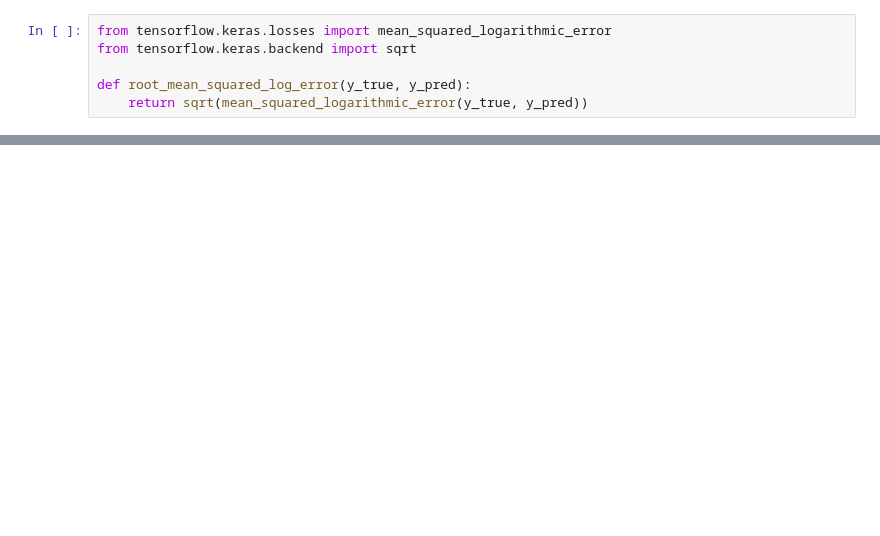
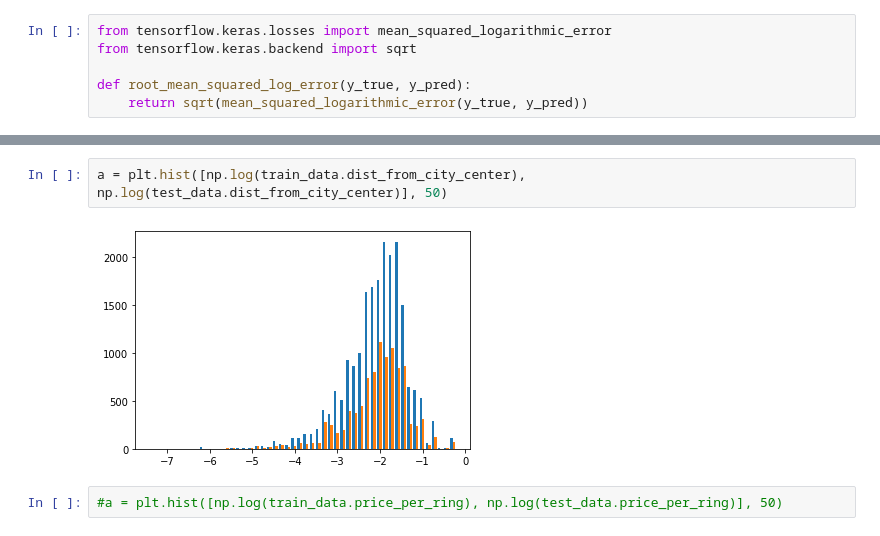
Before and after one commit to kirill-menke/house-pricing-prediction, a Jupyter notebook: moritz_notebook.ipynb, the cells around one changed output, grey strips where cells are left out. Cells and saved outputs as stored; diff of their text form; blank space fills up the shorter version.

```diff
--- a/moritz_notebook.ipynb
+++ b/moritz_notebook.ipynb
@@ -205,0 +317,6 @@ def root_mean_squared_log_error(y_true, y_pred):
+# %%
+a = plt.hist([np.log(train_data.dist_from_city_center), np.log(test_data.dist_from_city_center)], 50)
+# %% [output]
+[figure, added]
+# %%
+#a = plt.hist([np.log(train_data.price_per_ring), np.log(test_data.price_per_ring)], 50)
```
Also changed, not shown: parts of 22 cells of this notebook, 3 other files.
